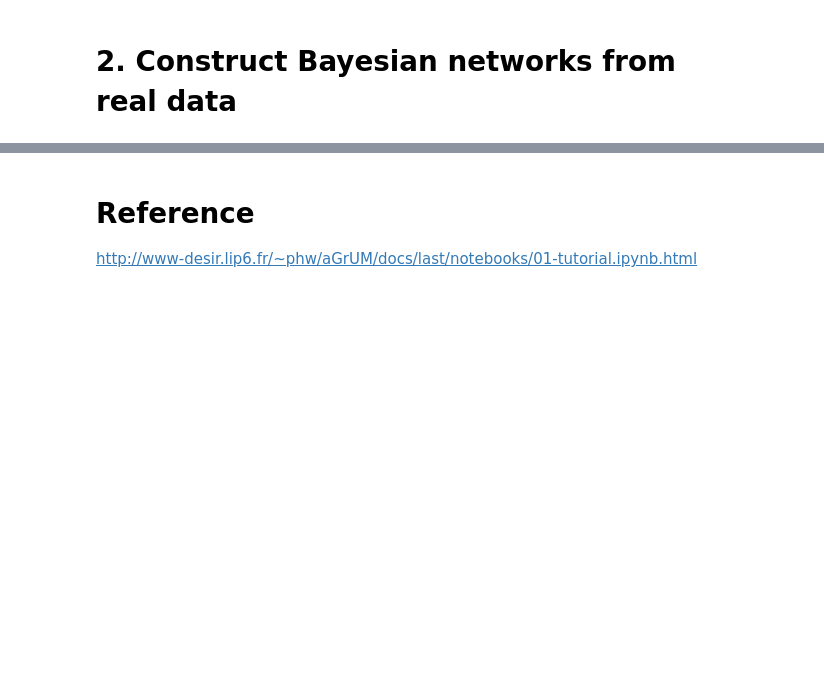
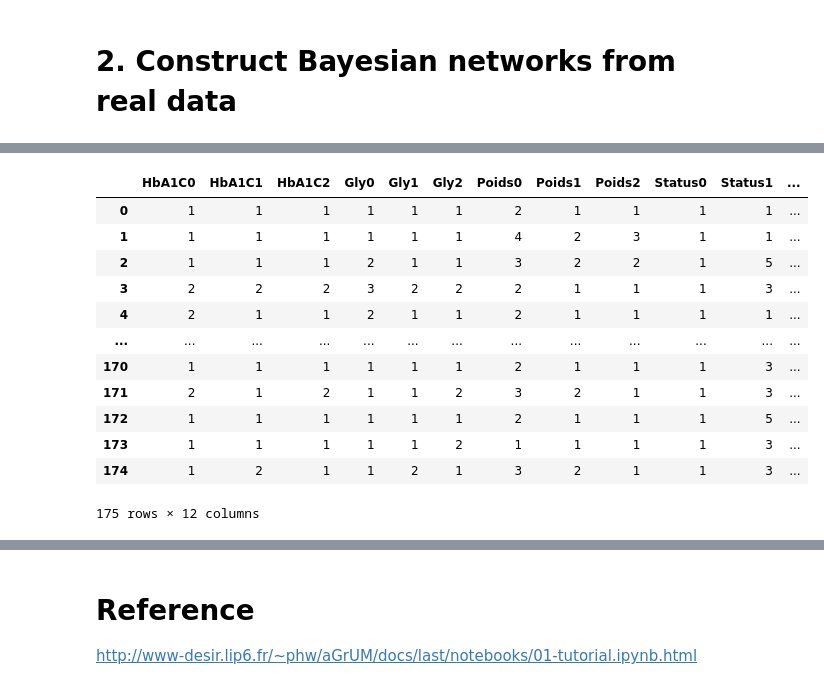
Before and after one commit to YunfeiZHAO/m2a_sorbonne, a Jupyter notebook: TP/medicine/TP07/TP07 Yunfei ZHAO.ipynb, the cells around one changed output, grey strips where cells are left out. Cells and saved outputs as stored; diff of their text form; code cells hidden in the pictures; blank space fills up the shorter version.

```diff
--- a/TP/medicine/TP07/TP07 Yunfei ZHAO.ipynb
+++ b/TP/medicine/TP07/TP07 Yunfei ZHAO.ipynb
@@ -120,0 +226,13 @@ gnb.showInference(bn,evs={})
+# %%
+discr_data = []
+for data in ['HbA1C', 'Gly', 'Poids', 'Status']:
+    t = 3
+    heads = [data + str(i) for i in range(t)]
+    df = data_dynamic[heads]
+    df_min = df.min().min()
+    df_max = df.max().max()
+    bins = np.linspace(df_min, df_max, 5)
+    discr_df = pd.DataFrame(np.digitize(df, bins),columns=heads)
+    discr_data.append(discr_df)
+discr_data = pd.concat(discr_data, join='outer', axis=1)
+discr_data.to_csv('data/discr_dynamic.csv',index=False)
@@ -120,0 +255,16 @@ gnb.showInference(bn,evs={})
+# %%
+discr_data
+# %% [output]
+|  | HbA1C0 | HbA1C1 | HbA1C2 | Gly0 | Gly1 | Gly2 | Poids0 | Poids1 | Poids2 | Status0 | Status1 | ... |
+| 0 | 1 | 1 | 1 | 1 | 1 | 1 | 2 | 1 | 1 | 1 | 1 | ... |
+| 1 | 1 | 1 | 1 | 1 | 1 | 1 | 4 | 2 | 3 | 1 | 1 | ... |
+| 2 | 1 | 1 | 1 | 2 | 1 | 1 | 3 | 2 | 2 | 1 | 5 | ... |
+| 3 | 2 | 2 | 2 | 3 | 2 | 2 | 2 | 1 | 1 | 1 | 3 | ... |
+| 4 | 2 | 1 | 1 | 2 | 1 | 1 | 2 | 1 | 1 | 1 | 1 | ... |
+| ... | ... | ... | ... | ... | ... | ... | ... | ... | ... | ... | ... | ... |
+| 170 | 1 | 1 | 1 | 1 | 1 | 1 | 2 | 1 | 1 | 1 | 3 | ... |
+| 171 | 2 | 1 | 2 | 1 | 1 | 2 | 3 | 2 | 1 | 1 | 3 | ... |
+| 172 | 1 | 1 | 1 | 1 | 1 | 1 | 2 | 1 | 1 | 1 | 5 | ... |
+| 173 | 1 | 1 | 1 | 1 | 1 | 2 | 1 | 1 | 1 | 1 | 3 | ... |
+| 174 | 1 | 2 | 1 | 1 | 2 | 1 | 3 | 2 | 1 | 1 | 3 | ... |
+175 rows × 12 columns
```
Also changed, not shown: parts of 22 cells of this notebook, 3 other files.
